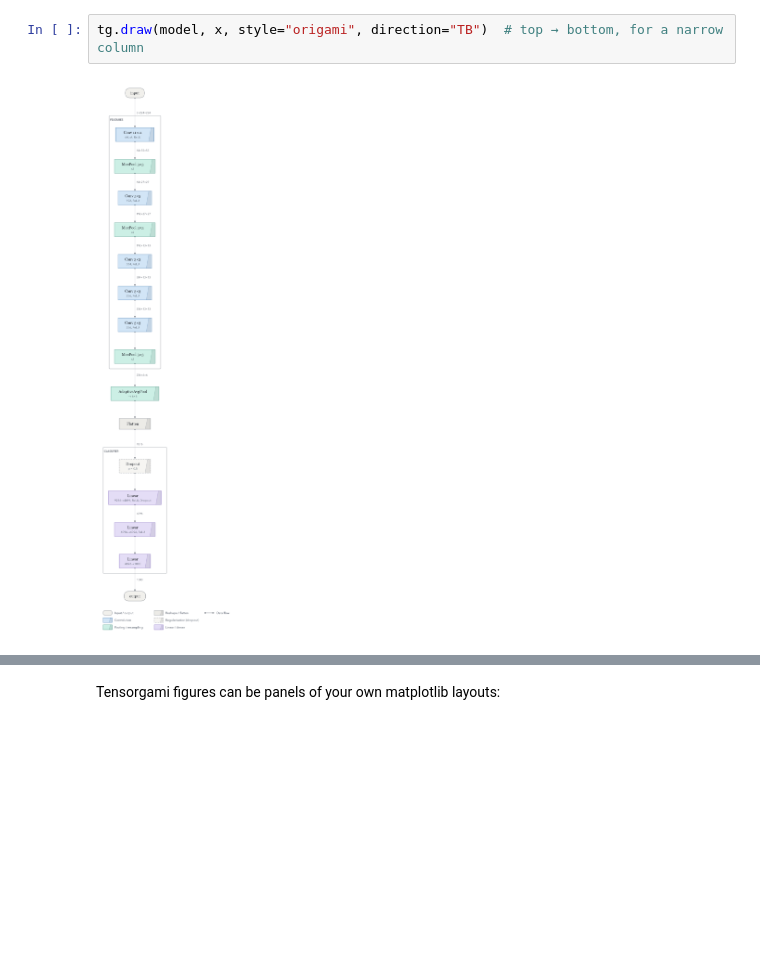
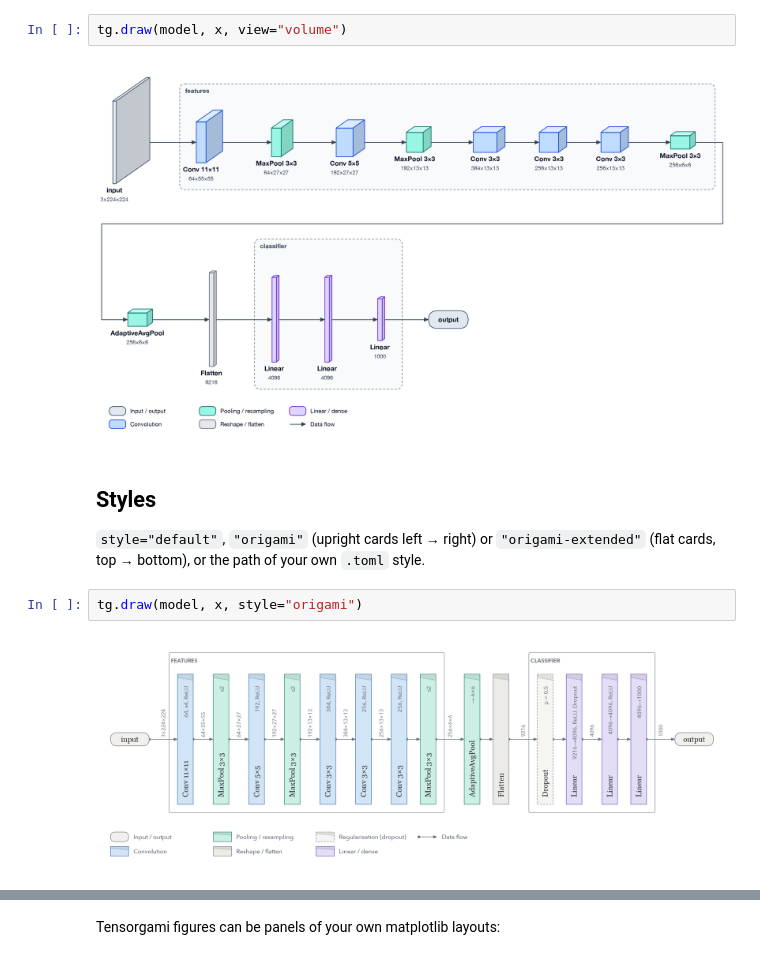
Before and after one commit to AndreiUtina/TensorGami, a Jupyter notebook: examples/alexnet.ipynb, the cells around one changed output, grey strips where cells are left out. Saved outputs shown, nothing was run; the diff lists cells and outputs as text; blank space fills up the shorter version.

```diff
--- a/examples/alexnet.ipynb
+++ b/examples/alexnet.ipynb
@@ -26,4 +38,13 @@ tg.draw(model, x, level="stages", style="origami")  # features → pool → flat
+# %%
+tg.draw(model, x, view="volume")
+# %% [output]
+[figure, added]
+# %% [markdown]
+## Styles
+
+`style="default"`, `"origami"` (upright cards left → right) or `"origami-extended"` (flat cards,
+top → bottom), or the path of your own `.toml` style.
 # %%
-tg.draw(model, x, style="origami", direction="TB")  # top → bottom, for a narrow column
+tg.draw(model, x, style="origami")
 # %% [output]
-[figure, old version]
+[figure, new version]
```
Also changed, not shown: parts of 16 cells of this notebook.
